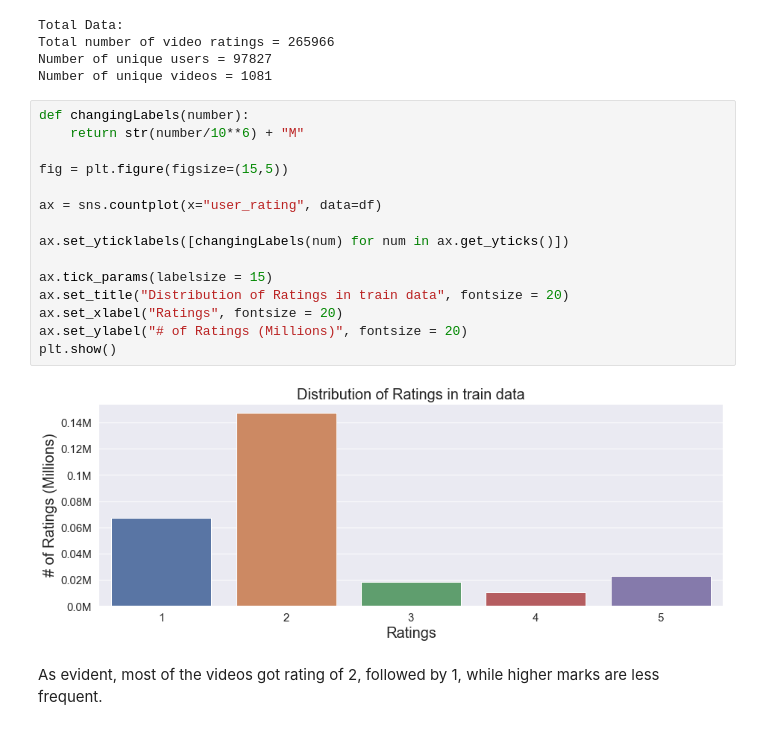
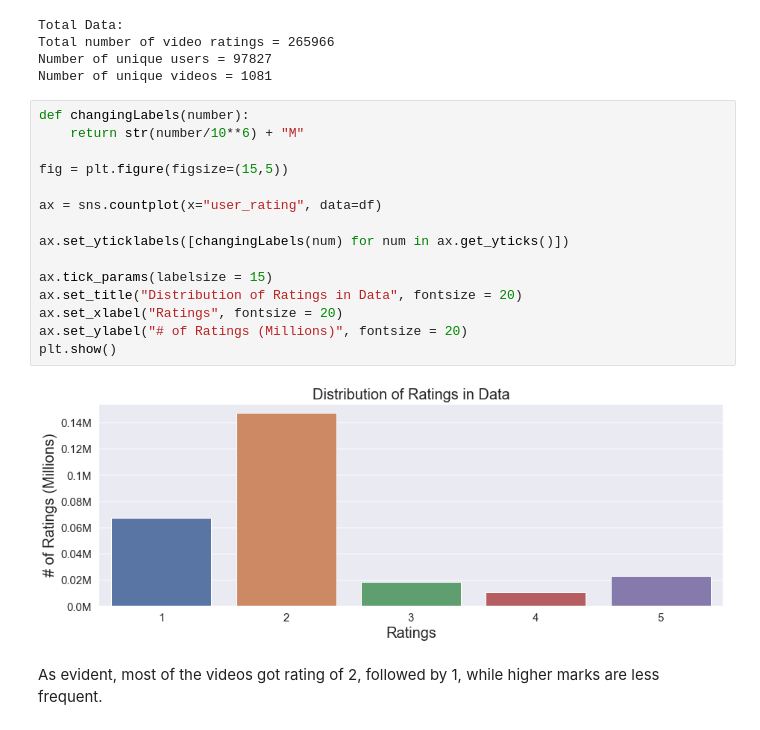
Before and after one commit to apalladin/coub_recommender, a Jupyter notebook: recommender_coub_final.ipynb, the cells around one changed output. Saved outputs shown, nothing was run; the diff lists cells and outputs as text.

```diff
--- a/recommender_coub_final.ipynb
+++ b/recommender_coub_final.ipynb
@@ -1151,20 +1140,20 @@ Number of unique videos = 1081
 # %%
 def changingLabels(number):
     return str(number/10**6) + "M"
 
 fig = plt.figure(figsize=(15,5))
 
 ax = sns.countplot(x="user_rating", data=df)
 
 ax.set_yticklabels([changingLabels(num) for num in ax.get_yticks()])
 
 ax.tick_params(labelsize = 15)
-ax.set_title("Distribution of Ratings in train data", fontsize = 20)
+ax.set_title("Distribution of Ratings in Data", fontsize = 20)
 ax.set_xlabel("Ratings", fontsize = 20)
 ax.set_ylabel("# of Ratings (Millions)", fontsize = 20)
 plt.show()
 # %% [output]
-[figure, old version]
+[figure, new version]
 # %% [markdown]
 As evident, most of the videos got rating of 2, followed by 1, while higher marks are less frequent.
 # %%
```
Also changed, not shown: parts of 1 cell of this notebook.
